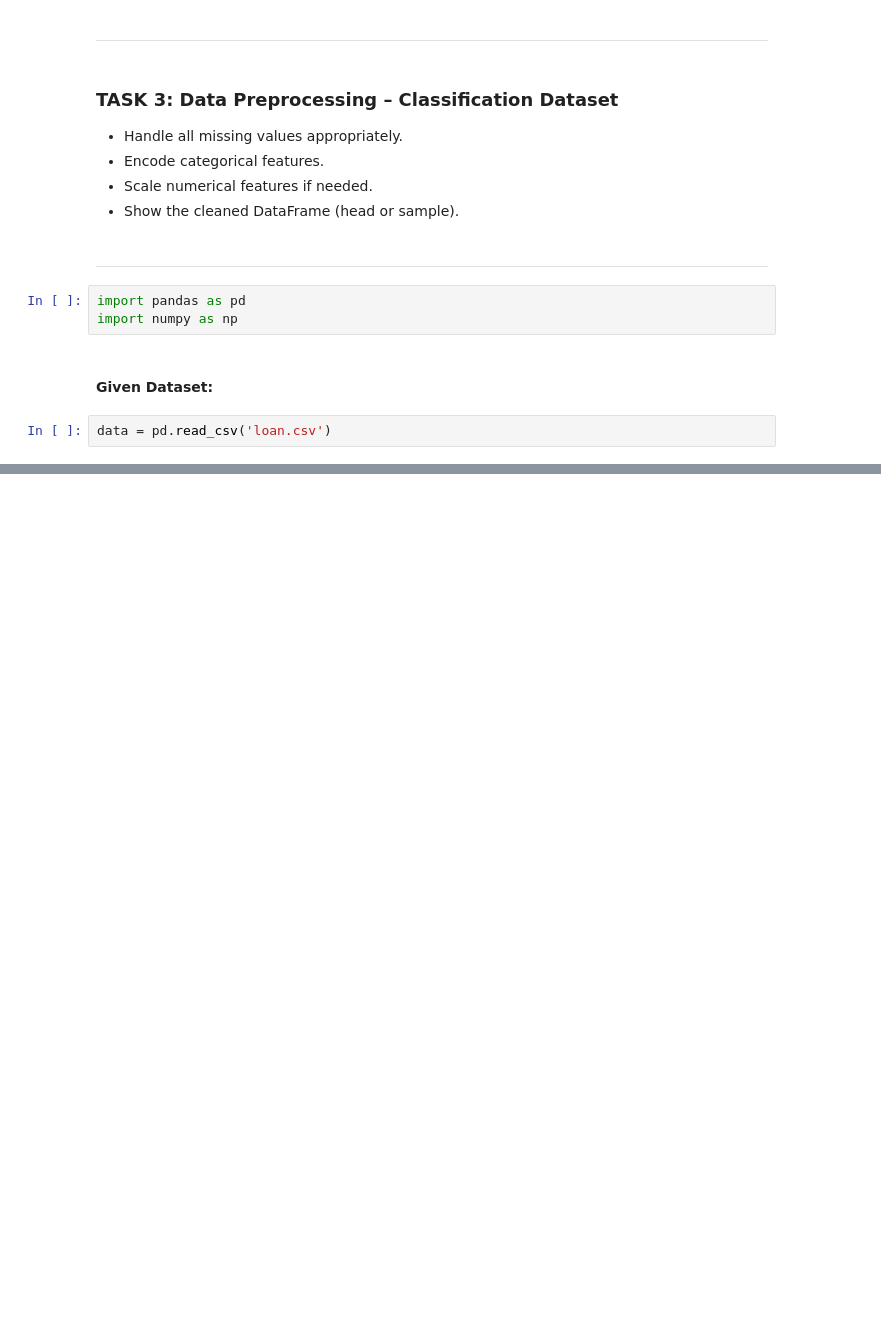
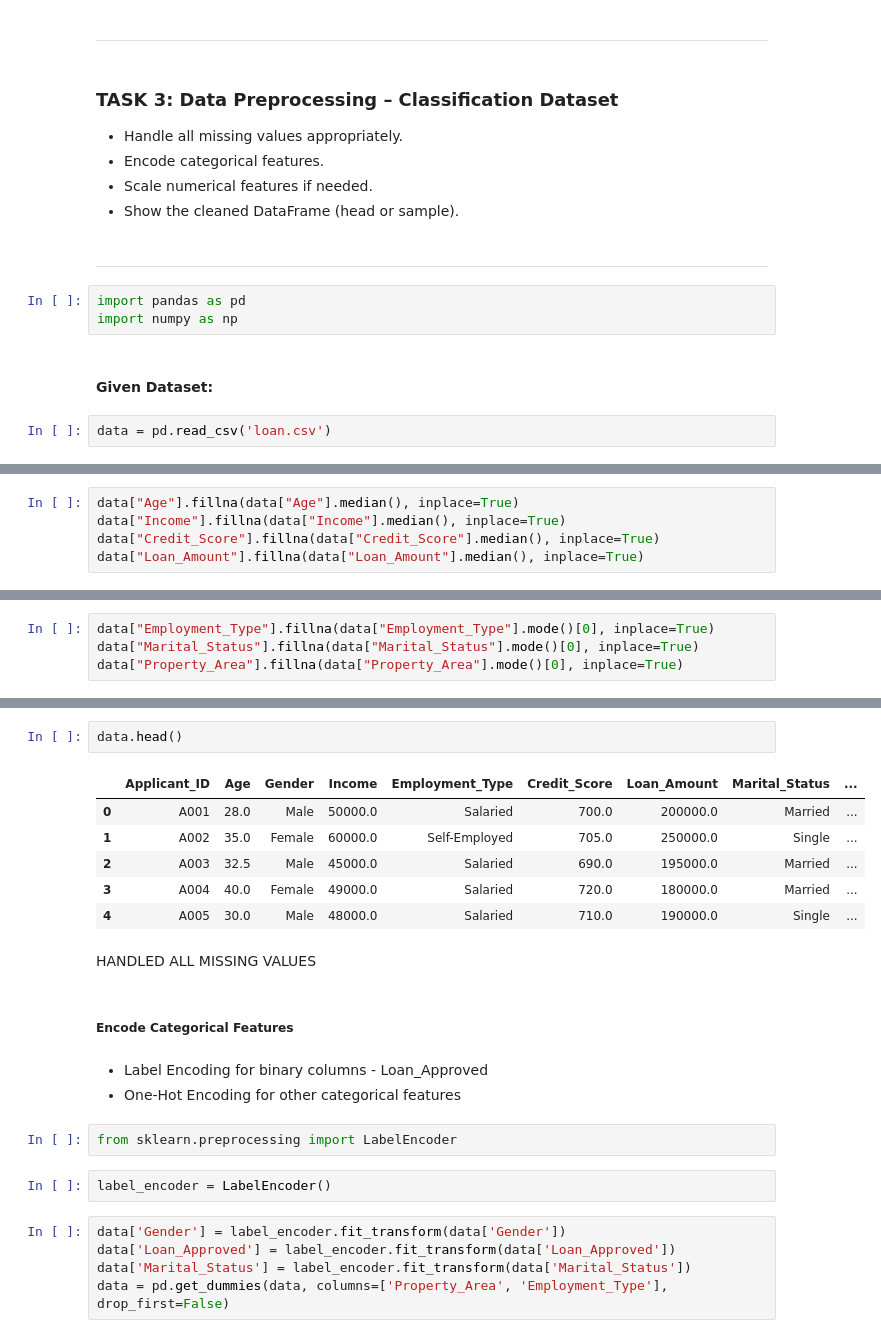
Before and after one commit to Musxeto/Ai-lab, a Jupyter notebook: Assignment/Assignment-188.ipynb, the cells around one changed output, grey strips where cells are left out. Drawn from its saved outputs; the diff is of its cells as text; blank space fills up the shorter version.

```diff
--- a/Assignment/Assignment-188.ipynb
+++ b/Assignment/Assignment-188.ipynb
@@ -143,0 +168,5 @@ data.head()
+# %%
+data["Age"].fillna(data["Age"].median(), inplace=True)
+data["Income"].fillna(data["Income"].median(), inplace=True)
+data["Credit_Score"].fillna(data["Credit_Score"].median(), inplace=True)
+data["Loan_Amount"].fillna(data["Loan_Amount"].median(), inplace=True)
@@ -143,0 +193,4 @@ data.head()
+# %%
+data["Employment_Type"].fillna(data["Employment_Type"].mode()[0], inplace=True)
+data["Marital_Status"].fillna(data["Marital_Status"].mode()[0], inplace=True)
+data["Property_Area"].fillna(data["Property_Area"].mode()[0], inplace=True)
@@ -143,0 +230,25 @@ data.head()
+# %%
+data.head()
+# %% [output]
+|  | Applicant_ID | Age | Gender | Income | Employment_Type | Credit_Score | Loan_Amount | Marital_Status | ... |
+| 0 | A001 | 28.0 | Male | 50000.0 | Salaried | 700.0 | 200000.0 | Married | ... |
+| 1 | A002 | 35.0 | Female | 60000.0 | Self-Employed | 705.0 | 250000.0 | Single | ... |
+| 2 | A003 | 32.5 | Male | 45000.0 | Salaried | 690.0 | 195000.0 | Married | ... |
+| 3 | A004 | 40.0 | Female | 49000.0 | Salaried | 720.0 | 180000.0 | Married | ... |
+| 4 | A005 | 30.0 | Male | 48000.0 | Salaried | 710.0 | 190000.0 | Single | ... |
+# %% [markdown]
+HANDLED ALL MISSING VALUES
+# %% [markdown]
+##### Encode Categorical Features
+# %% [markdown]
+- Label Encoding for binary columns  - Loan_Approved
+- One-Hot Encoding for other categorical features
+# %%
+from sklearn.preprocessing import LabelEncoder
+# %%
+label_encoder = LabelEncoder()
+# %%
+data['Gender'] = label_encoder.fit_transform(data['Gender'])
+data['Loan_Approved'] = label_encoder.fit_transform(data['Loan_Approved'])
+data['Marital_Status'] = label_encoder.fit_transform(data['Marital_Status'])
+data = pd.get_dummies(data, columns=['Property_Area', 'Employment_Type'], drop_first=False)
```
Also changed, not shown: parts of 42 cells of this notebook, 5 other files.
